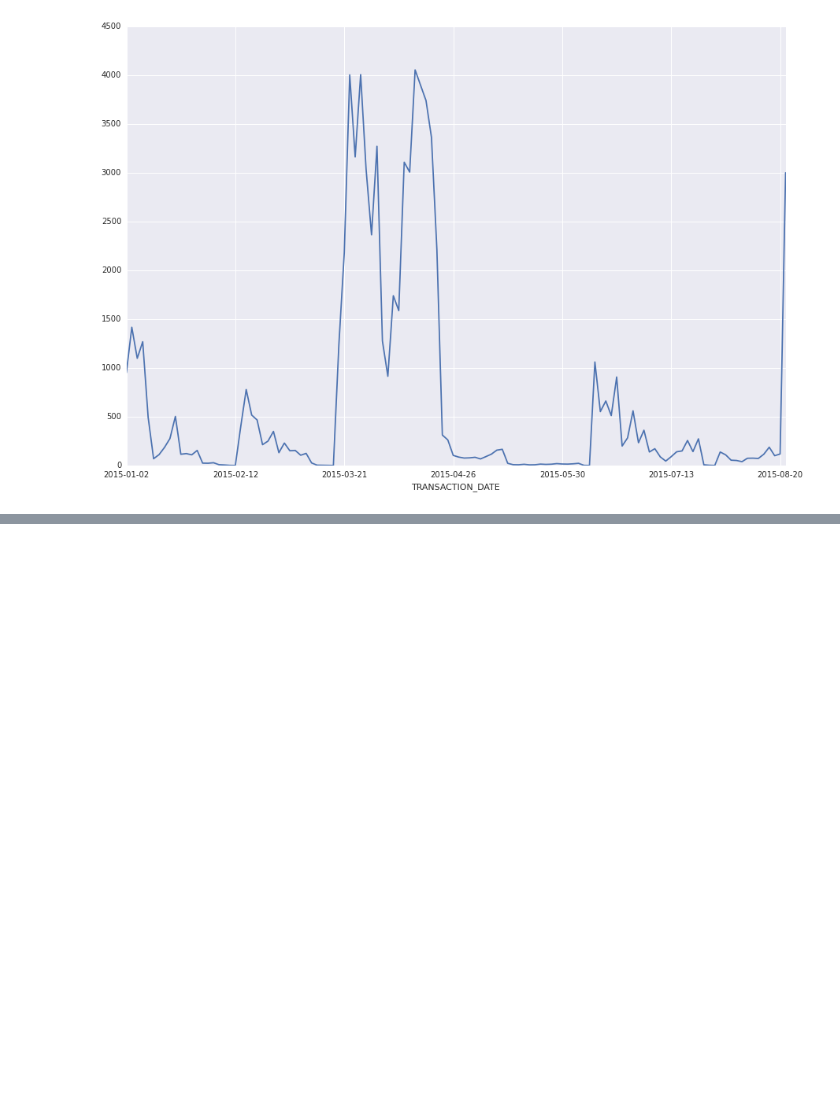
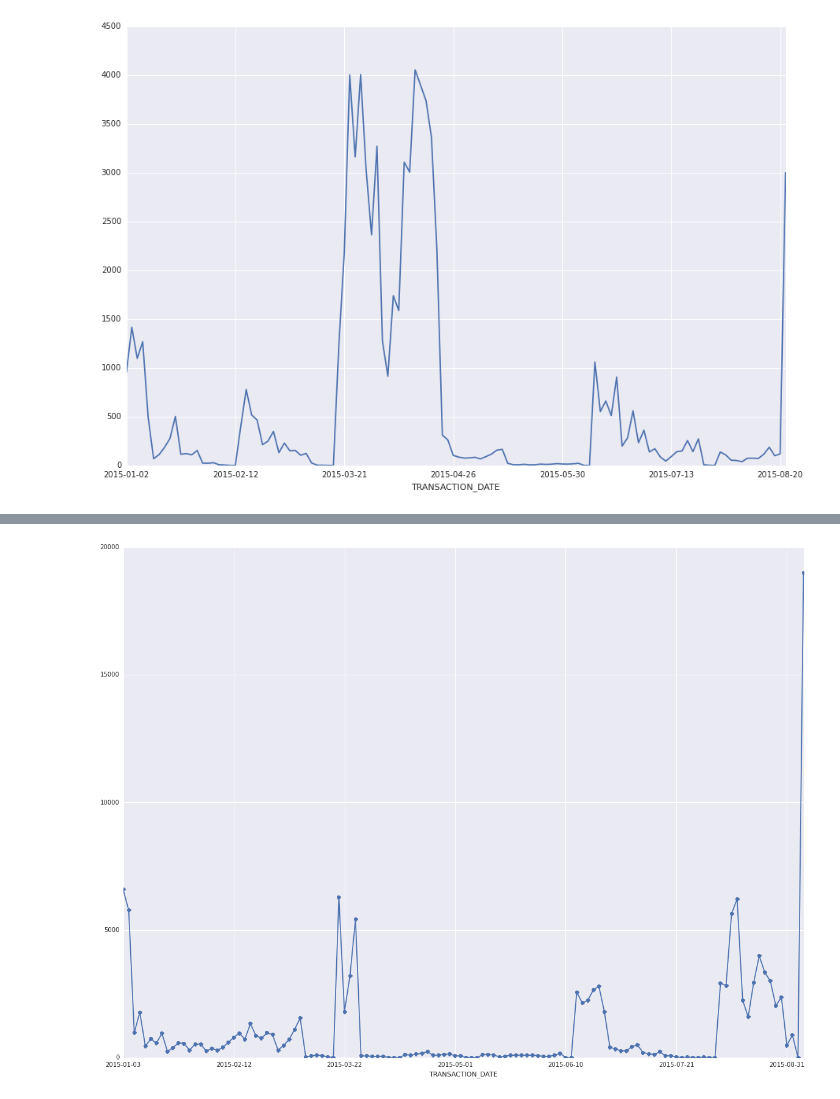
Before and after one commit to TestBMOHB03/Credit-Card-Model, a Jupyter notebook: BMO EDA/BMO EDA 1.ipynb, the cells around one changed output, grey strips where cells are left out. Saved outputs shown, nothing was run; the diff lists cells and outputs as text; code cells hidden in the pictures; blank space fills up the shorter version.

```diff
--- a/BMO EDA/BMO EDA 1.ipynb
+++ b/BMO EDA/BMO EDA 1.ipynb
@@ -271,0 +445,3 @@ _ = all_fields_100000059_red['BALANCE'].astype('float').plot(figsize=(15,10))
+# %%
+sample_red = bq.Query(use_case_1_point_0_bmo_tests.sample_red).to_dataframe()
+sample_red
@@ -271,0 +471,4 @@ _ = all_fields_100000059_red['BALANCE'].astype('float').plot(figsize=(15,10))
+# %%
+_ = sample_red.set_index('TRANSACTION_DATE')['BALANCE'].astype('float').plot(figsize = (20,15), marker='o')
+# %% [output]
+[figure, added]
```
Also changed, not shown: parts of 21 cells of this notebook, 13 other files.
